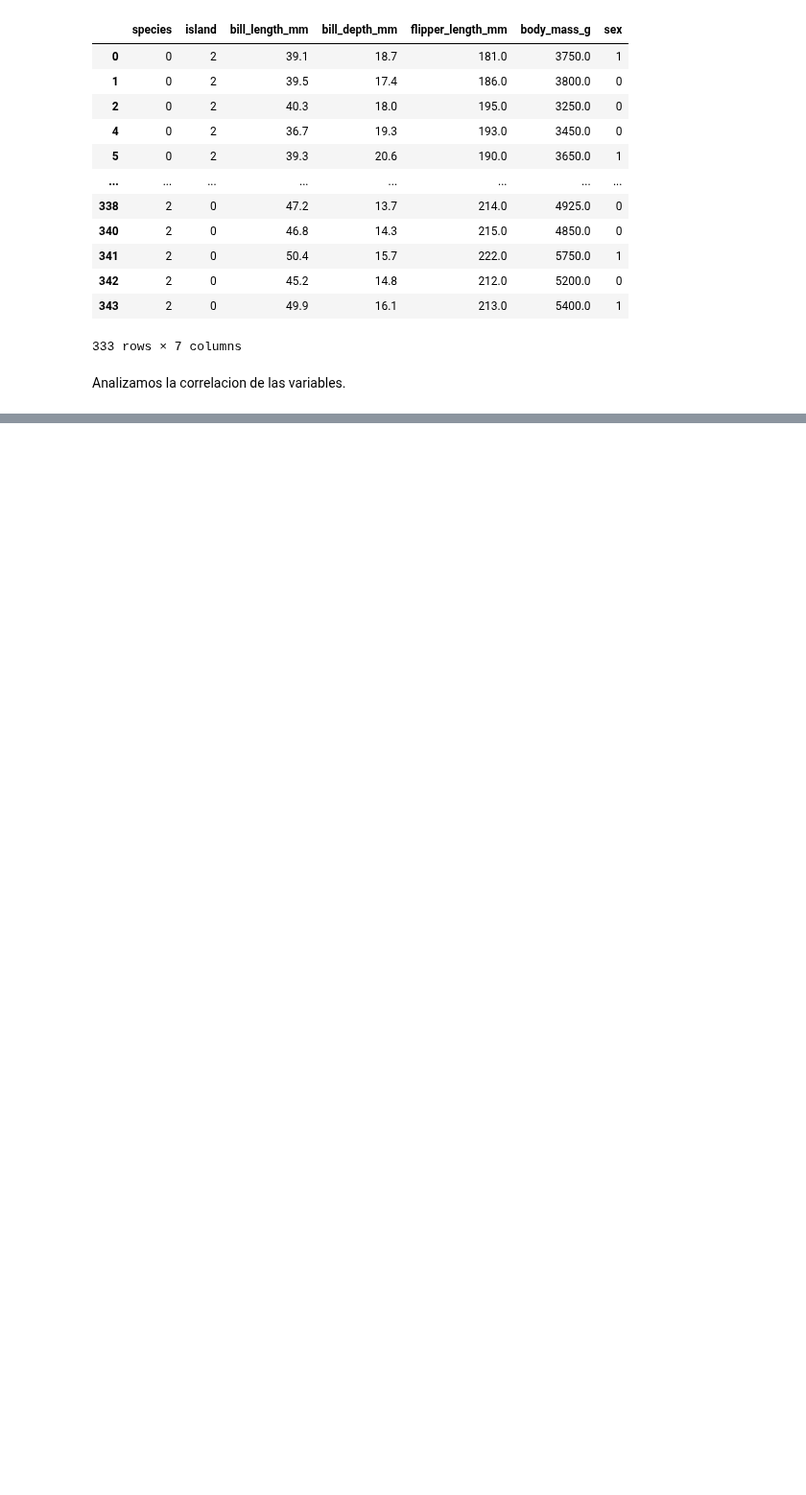
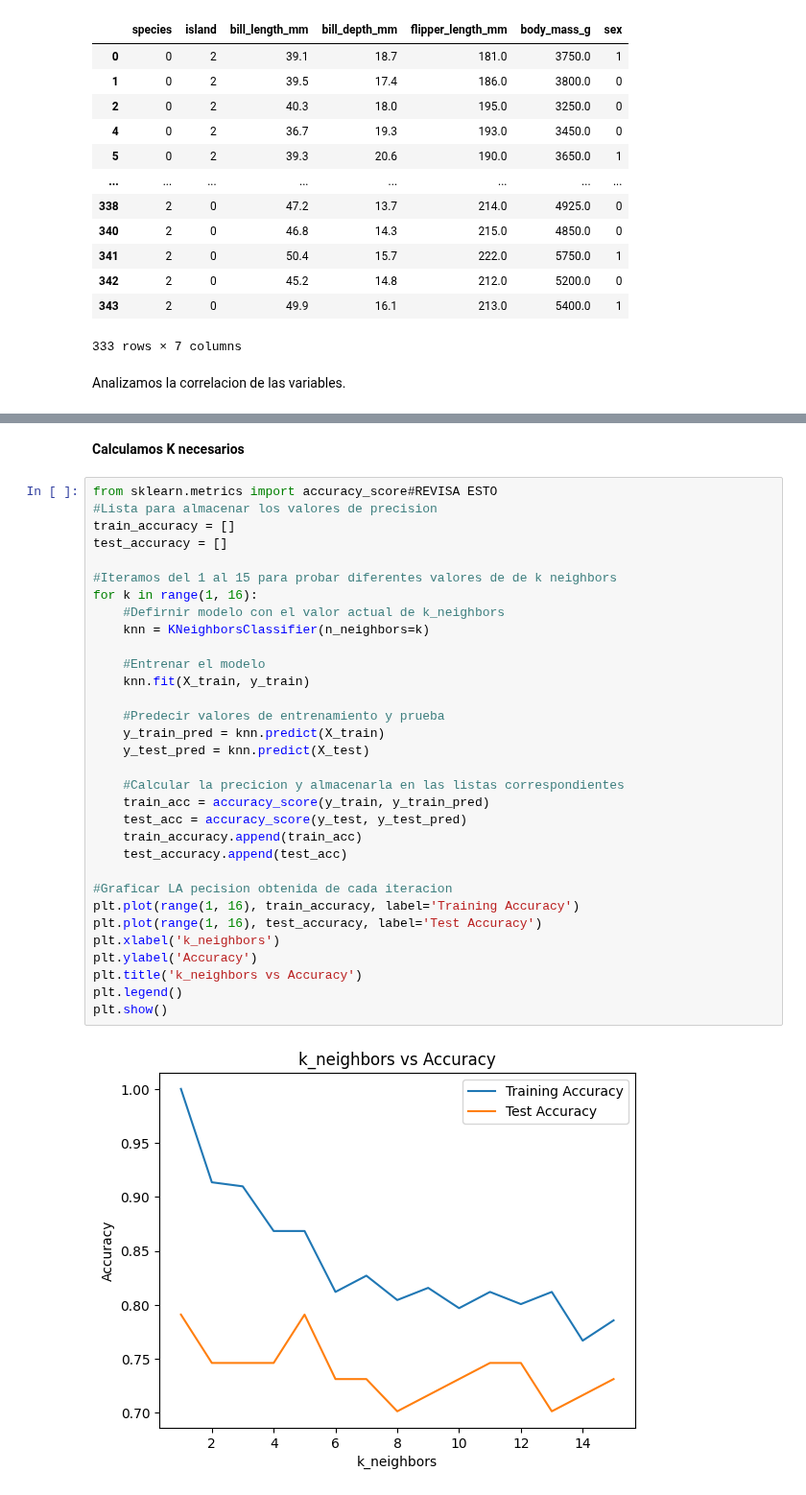
Before and after one commit to AlejandroVillasenor/MachineLearning, a Jupyter notebook: KNN/penguinknn.ipynb, the cells around one changed output, grey strips where cells are left out. Shown at 96% size. Drawn from its saved outputs; the diff is of its cells as text; blank space fills up the shorter version.

```diff
--- a/KNN/penguinknn.ipynb
+++ b/KNN/penguinknn.ipynb
@@ -157,0 +261,36 @@ Lo que buscamos es predecir el tipo de penguin, para ello haremos uso de las sig
+# %% [markdown]
+**Calculamos K necesarios**
+# %%
+from sklearn.metrics import accuracy_score#REVISA ESTO
+#Lista para almacenar los valores de precision
+train_accuracy = []
+test_accuracy = []
+
+#Iteramos del 1 al 15 para probar diferentes valores de de k neighbors
+for k in range(1, 16):
+    #Defirnir modelo con el valor actual de k_neighbors
+    knn = KNeighborsClassifier(n_neighbors=k)
+
+    #Entrenar el modelo
+    knn.fit(X_train, y_train)
+
+    #Predecir valores de entrenamiento y prueba
+    y_train_pred = knn.predict(X_train)
+    y_test_pred = knn.predict(X_test)
+
+    #Calcular la precicion y almacenarla en las listas correspondientes
+    train_acc = accuracy_score(y_train, y_train_pred)
+    test_acc = accuracy_score(y_test, y_test_pred)
+    train_accuracy.append(train_acc)
+    test_accuracy.append(test_acc)
+
+#Graficar LA pecision obtenida de cada iteracion
+plt.plot(range(1, 16), train_accuracy, label='Training Accuracy')
+plt.plot(range(1, 16), test_accuracy, label='Test Accuracy')
+plt.xlabel('k_neighbors')
+plt.ylabel('Accuracy')
+plt.title('k_neighbors vs Accuracy')
+plt.legend()
+plt.show()
+# %% [output]
+[figure, added]
```
Also changed, not shown: parts of 17 cells of this notebook, 2 other files.
